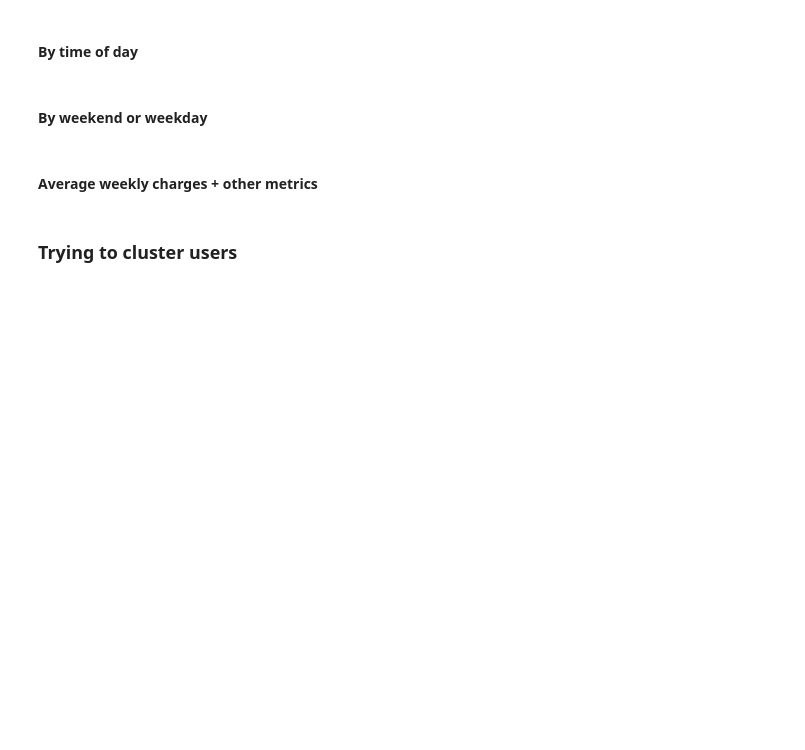
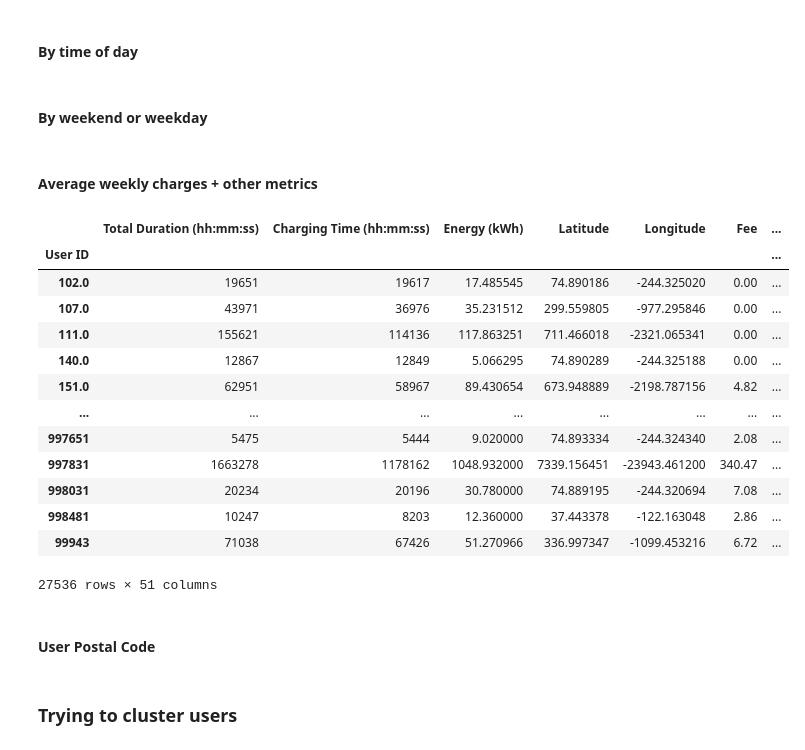
Before and after one commit to AliHoeg/intro_to_ba_project, a Jupyter notebook: ba_project.ipynb, the cells around one changed output. Cells and saved outputs as stored; diff of their text form; code cells hidden in the pictures; blank space fills up the shorter version.

```diff
--- a/ba_project.ipynb
+++ b/ba_project.ipynb
@@ -248,0 +232,19 @@ X_users_std = (X_users-X_users.mean())/X_users.std()
+# %%
+df_users
+# %% [output]
+|  | Total Duration (hh:mm:ss) | Charging Time (hh:mm:ss) | Energy (kWh) | Latitude | Longitude | Fee | ... |
+| User ID |  |  |  |  |  |  | ... |
+| 102.0 | 19651 | 19617 | 17.485545 | 74.890186 | -244.325020 | 0.00 | ... |
+| 107.0 | 43971 | 36976 | 35.231512 | 299.559805 | -977.295846 | 0.00 | ... |
+| 111.0 | 155621 | 114136 | 117.863251 | 711.466018 | -2321.065341 | 0.00 | ... |
+| 140.0 | 12867 | 12849 | 5.066295 | 74.890289 | -244.325188 | 0.00 | ... |
+| 151.0 | 62951 | 58967 | 89.430654 | 673.948889 | -2198.787156 | 4.82 | ... |
+| ... | ... | ... | ... | ... | ... | ... | ... |
+| 997651 | 5475 | 5444 | 9.020000 | 74.893334 | -244.324340 | 2.08 | ... |
+| 997831 | 1663278 | 1178162 | 1048.932000 | 7339.156451 | -23943.461200 | 340.47 | ... |
+| 998031 | 20234 | 20196 | 30.780000 | 74.889195 | -244.320694 | 7.08 | ... |
+| 998481 | 10247 | 8203 | 12.360000 | 37.443378 | -122.163048 | 2.86 | ... |
+| 99943 | 71038 | 67426 | 51.270966 | 336.997347 | -1099.453216 | 6.72 | ... |
+27536 rows × 51 columns
+# %% [markdown]
+#### User Postal Code
```
Also changed, not shown: parts of 6 cells of this notebook.
